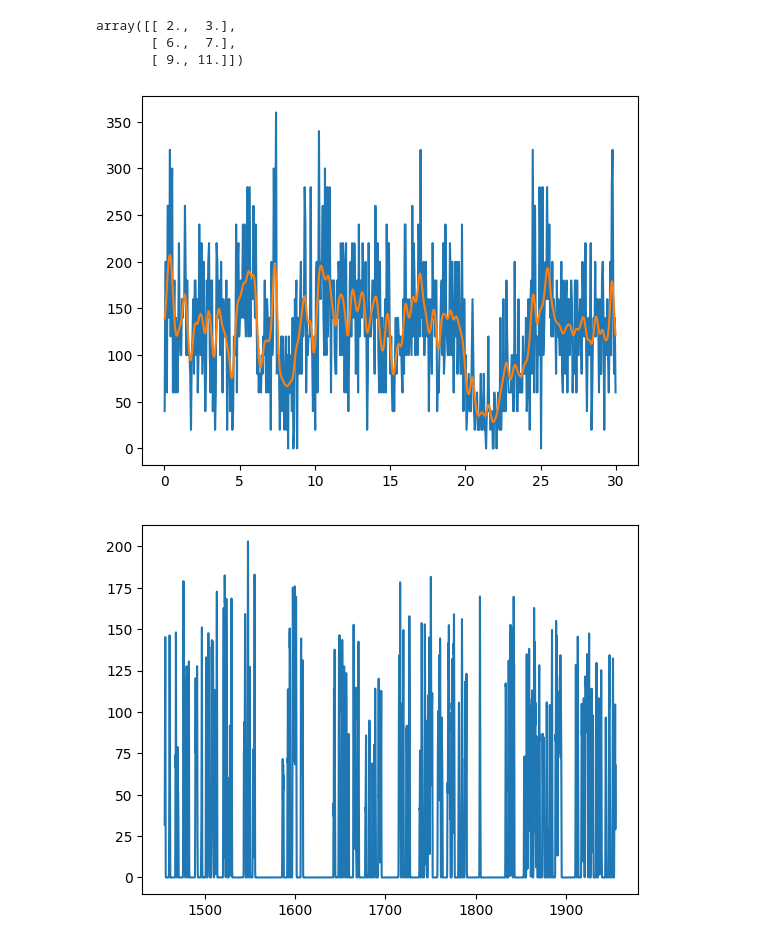
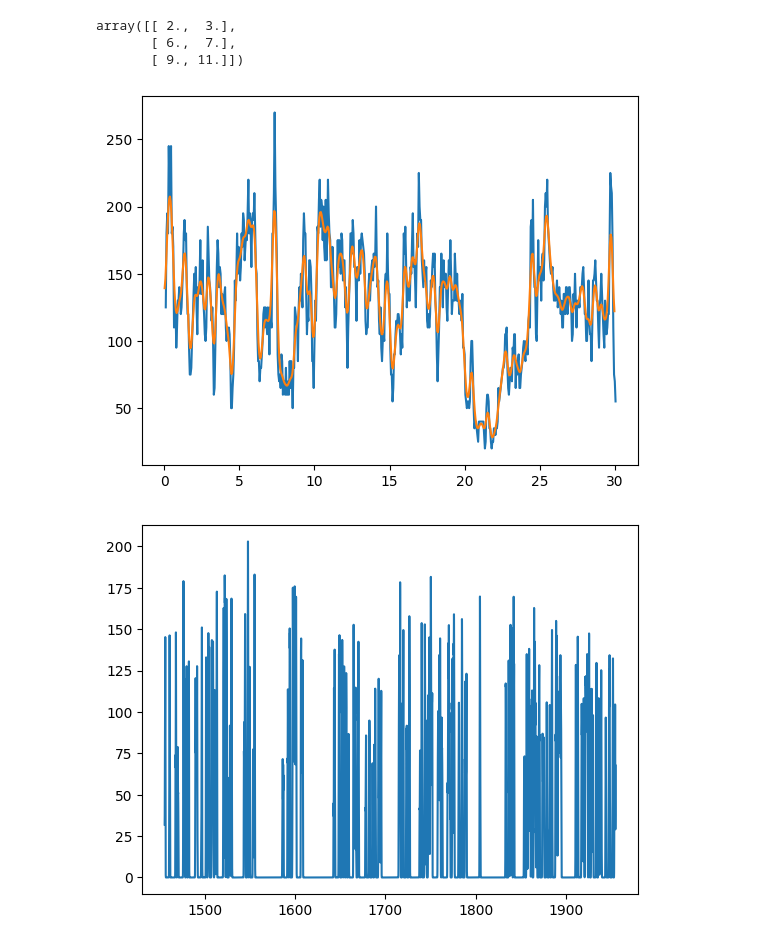
Before and after one commit to pietro-bozzo/CrossRegionCommunicationBH26, a Jupyter notebook: Code/testSDUtilies.ipynb, the cells around one changed output. Drawn from its saved outputs; the diff is of its cells as text; code cells hidden in the pictures.

Commit message:
allow firingRate to use sliding windows

```diff
--- a/Code/testSDUtilies.ipynb
+++ b/Code/testSDUtilies.ipynb
@@ -47,14 +47,14 @@ regs = ['hpc','nr','pfc']
 # %%
 # test firingRate
 spikes = data['spikes_hpc']
 # population firing rate
-y1 = su.firingRate(spikes[:,0],0,30)
+y1 = su.firingRate(spikes[:,0],0,30,0.2,step=4)
 y2 = su.firingRate(spikes[:,0],0,30,smooth=2.5)
-# plot
+# compare bigger sliding windows with smaller-window smoothed signal
 plt.plot(y1[:,0],y1[:,1])
-plt.plot(y1[:,0],y2[:,1]);
+plt.plot(y2[:,0],y2[:,1]);
 # %% [output]
-[figure, old version]
+[figure, new version]
 # %%
 ripple_intervals = data['ripples'] + [-0.5,0.5]
 ripple_spikes = {r : su.restrict(data['spikes_'+r][:,0],ripple_intervals) for r in regs}
```
Also changed, not shown: parts of 1 cell of this notebook, 1 other file.
